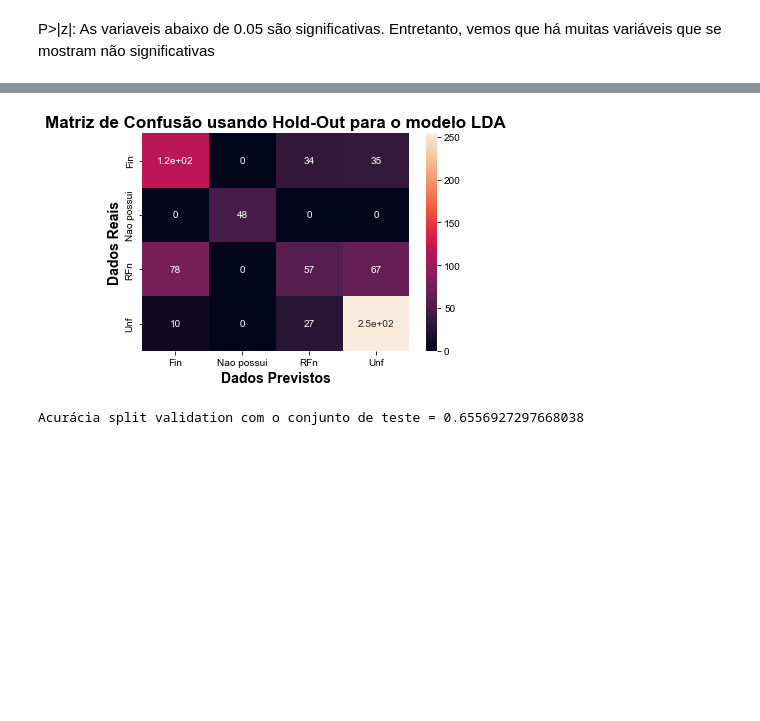
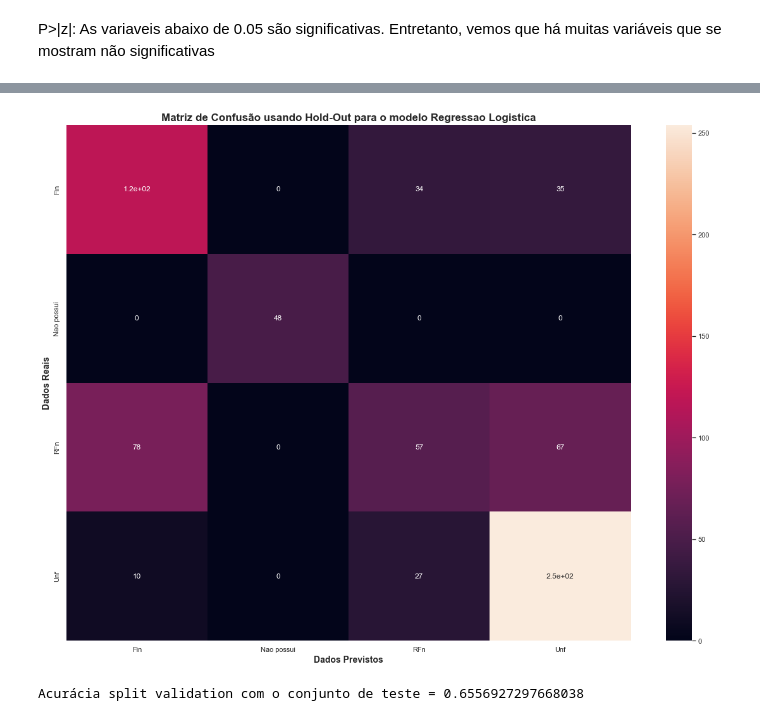
Before and after one commit to fabioheiji/mqaa, a Jupyter notebook: Regressao_logistica_v3.ipynb, the cells around one changed output, grey strips where cells are left out. Saved outputs shown, nothing was run; the diff lists cells and outputs as text; code cells hidden in the pictures; blank space fills up the shorter version.

Commit message:
Coloquei o valor da acuracia no split validation tb no LAD e atualizei tamanho do grafico da regressao logistica

```diff
--- a/Regressao_logistica_v3.ipynb
+++ b/Regressao_logistica_v3.ipynb
@@ -238,16 +238,16 @@ for linha in y_pred_aux:
 # %%
 # y_pred = np.array(y_pred)
 arr = confusion_matrix(y_test, y_pred)
 df_cm = pd.DataFrame(arr, columns=np.unique(y_test), index = np.unique(y_test))
 ax = sns.heatmap(df_cm, annot=True)
 # ax.set(xlabel='Dados Previstos', ylabel='Dados Reais',fontdict={'fontsize':14,'fontweight':'bold'})
 plt.xlabel("Dados Previstos",fontdict = {'fontsize':14,'fontweight':'bold'})
 plt.ylabel("Dados Reais",fontdict = {'fontsize':14,'fontweight':'bold'})
 sns.set(rc={'figure.figsize':(20,15)})
-plt.title("Matriz de Confusão usando Hold-Out para o modelo LDA",fontdict = {'fontsize':17,'fontweight':'bold'})
+plt.title("Matriz de Confusão usando Hold-Out para o modelo Regressao Logistica",fontdict = {'fontsize':17,'fontweight':'bold'})
 plt.show()
 # %% [output]
-[figure, old version]
+[figure, new version]
 # %%
 print("Acurácia split validation com o conjunto de teste = " + str((y_test == y_pred).sum()/y_test.shape[0]))
 # %% [output]
```
Also changed, not shown: parts of 4 cells of this notebook, 1 other file.
